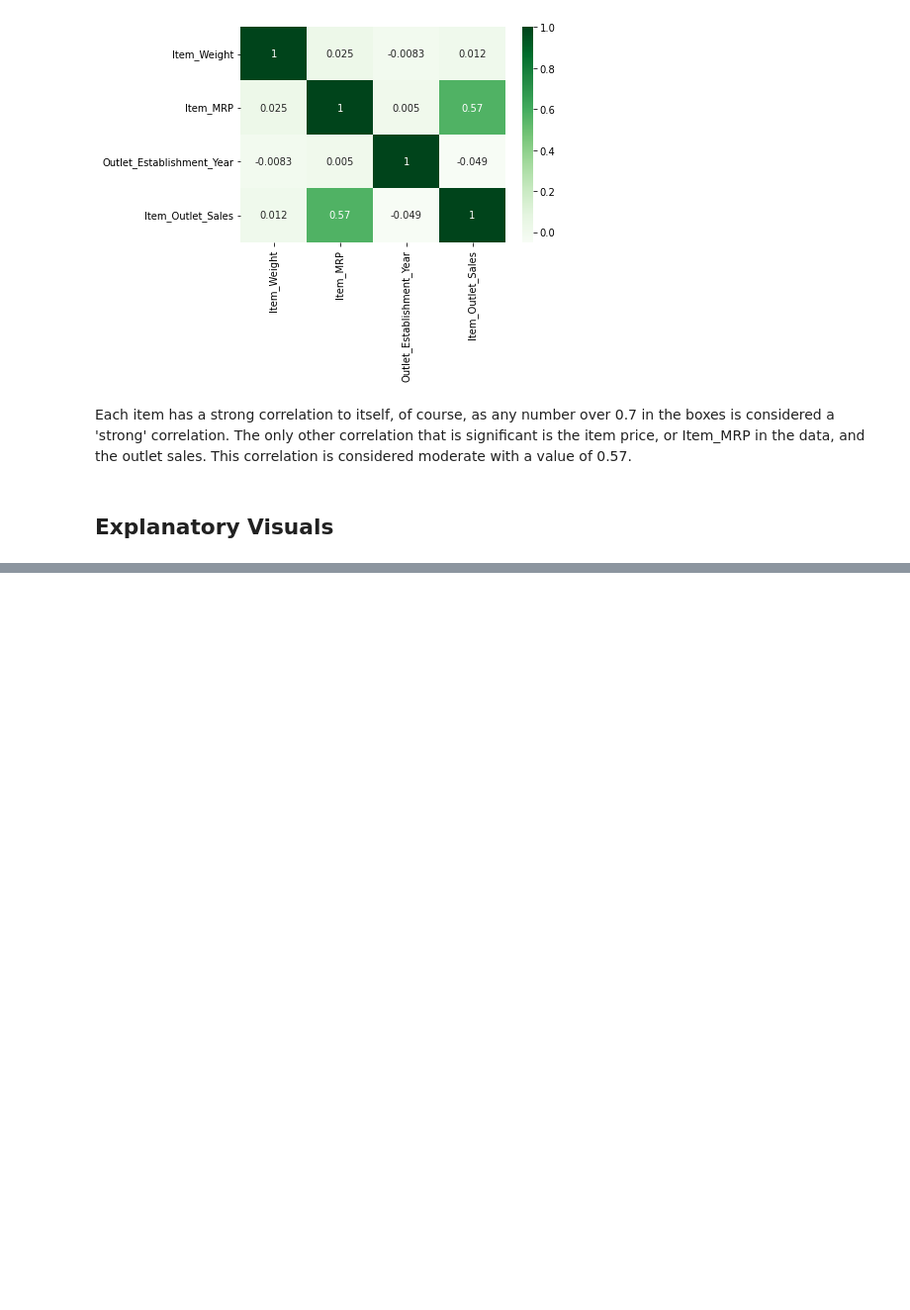
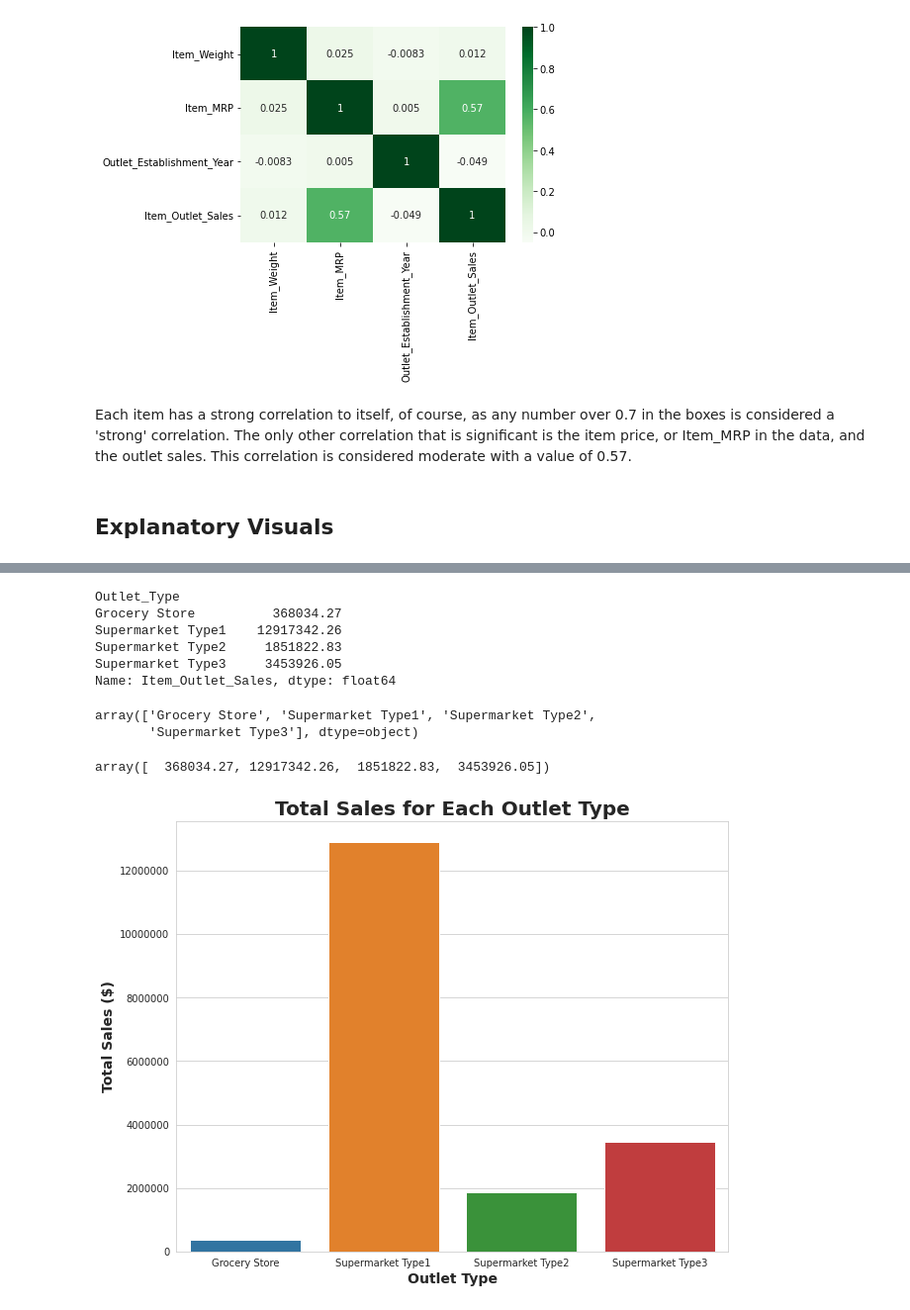
Before and after one commit to joshlensing/Food-Sales-Predictions, a Jupyter notebook: Project_1.ipynb, the cells around one changed output, grey strips where cells are left out. Shown at 99% size. Drawn from its saved outputs; the diff is of its cells as text; code cells hidden in the pictures; blank space fills up the shorter version.

```diff
--- a/Project_1.ipynb
+++ b/Project_1.ipynb
@@ -377,0 +392,33 @@ Each item has a strong correlation to itself, of course, as any number over 0.7
+# %%
+outlet_sales = df_sales.groupby('Outlet_Type')['Item_Outlet_Sales'].sum().round(2)
+outlet_sales
+# %% [output]
+Outlet_Type
+Grocery Store          368034.27
+Supermarket Type1    12917342.26
+Supermarket Type2     1851822.83
+Supermarket Type3     3453926.05
+Name: Item_Outlet_Sales, dtype: float64
+# %%
+outlet_type = np.array(outlet_sales.index)
+outlet_type
+# %% [output]
+array(['Grocery Store', 'Supermarket Type1', 'Supermarket Type2',
+       'Supermarket Type3'], dtype=object)
+# %%
+sales_numbers = np.array(outlet_sales.values)
+sales_numbers
+# %% [output]
+array([  368034.27, 12917342.26,  1851822.83,  3453926.05])
+# %%
+sns.set_style('whitegrid')
+fig, ax = plt.subplots(figsize = (10,8))
+sns.barplot(data=df_sales, x=outlet_type, y=sales_numbers);
+ax.set_xlabel('Outlet Type', fontsize = 14, fontweight = 'bold');
+ax.set_ylabel('Total Sales ($)', fontsize = 14, fontweight = 'bold');
+ax.set_title('Total Sales for Each Outlet Type', fontsize = 20, fontweight = 'bold');
+
+ax.grid(axis='y', alpha=1);
+ax.ticklabel_format(axis='y', style='plain');
+# %% [output]
+[figure, added]
```
Also changed, not shown: parts of 8 cells of this notebook.
